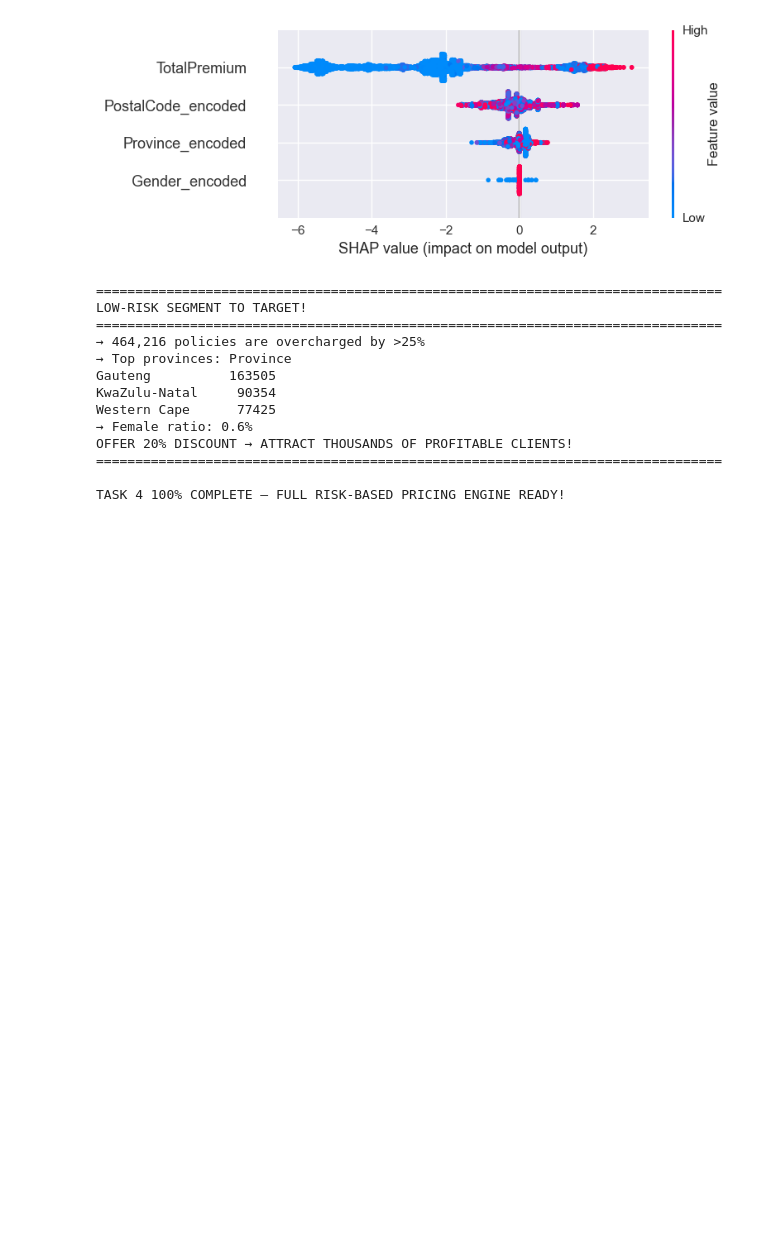
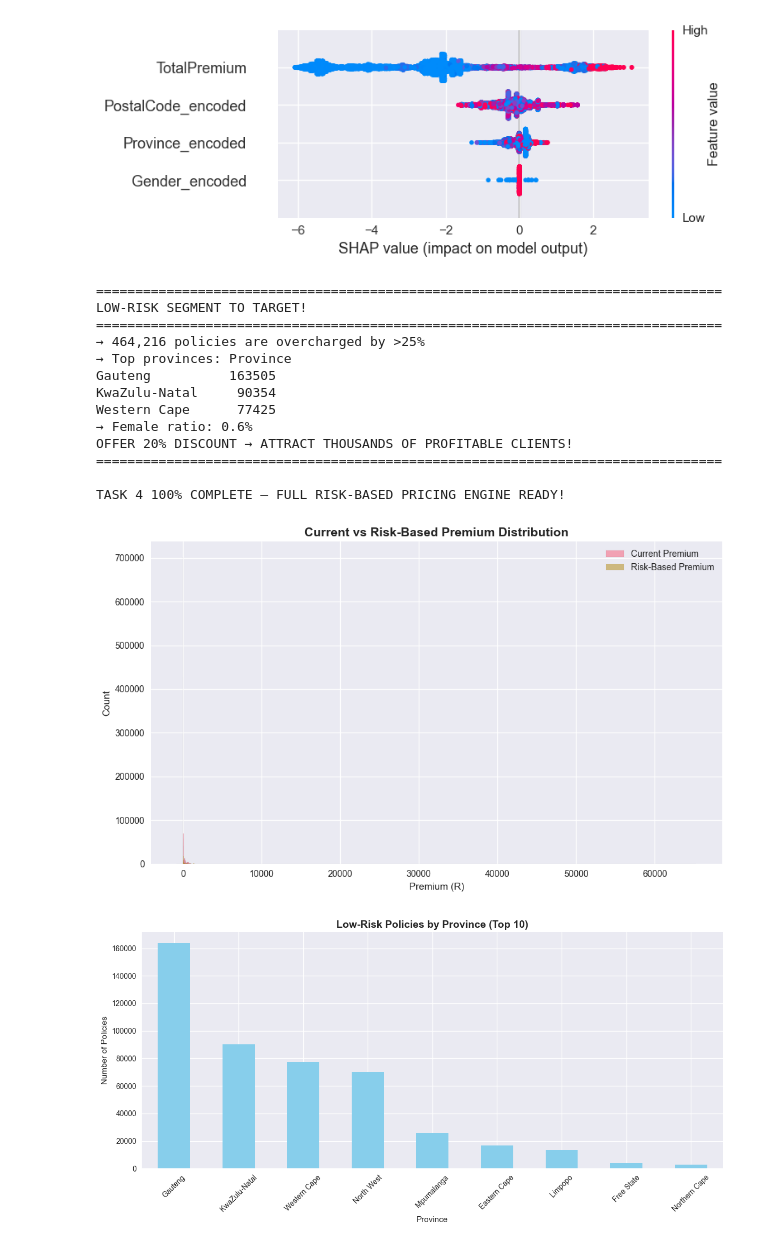
Before and after one commit to Beza-Oriyon/Week3-Insurance, a Jupyter notebook: notebooks/03_peedictive_modeling.ipynb, the cells around one changed output. Saved outputs shown, nothing was run; the diff lists cells and outputs as text; code cells hidden in the pictures; blank space fills up the shorter version.

Commit message:
Add final report visualizations

```diff
--- a/notebooks/03_peedictive_modeling.ipynb
+++ b/notebooks/03_peedictive_modeling.ipynb
@@ -159,3 +159,32 @@ OFFER 20% DISCOUNT → ATTRACT THOUSANDS OF PROFITABLE CLIENTS!
 ================================================================================
 
 TASK 4 100% COMPLETE — FULL RISK-BASED PRICING ENGINE READY!
+# %%
+import matplotlib.pyplot as plt
+import seaborn as sns
+os.makedirs("reports/figures", exist_ok=True)
+
+# 1. Current vs Risk-Based Premium
+plt.figure(figsize=(10,6))
+sns.histplot(df['TotalPremium'], label='Current Premium', alpha=0.6)
+sns.histplot(df['Risk_Based_Premium'], label='Risk-Based Premium', alpha=0.6)
+plt.title('Current vs Risk-Based Premium Distribution', fontsize=14, fontweight='bold')
+plt.xlabel('Premium (R)')
+plt.legend()
+plt.tight_layout()
+plt.savefig('reports/figures/current_vs_risk_based_premium.png', dpi=300, bbox_inches='tight')
+plt.show()
+
+# 2. Low-Risk Policies by Province
+low_risk = df[df['Risk_Based_Premium'] < df['TotalPremium'] * 0.75]
+plt.figure(figsize=(12,6))
+low_risk['Province'].value_counts().head(10).plot(kind='bar', color='skyblue')
+plt.title('Low-Risk Policies by Province (Top 10)', fontsize=14, fontweight='bold')
+plt.ylabel('Number of Policies')
+plt.xticks(rotation=45)
+plt.tight_layout()
+plt.savefig('reports/figures/low_risk_by_province.png', dpi=300, bbox_inches='tight')
+plt.show()
+# %% [output]
+[figure, added]
+[figure, added]
```
Also changed, not shown: 3 other files.
